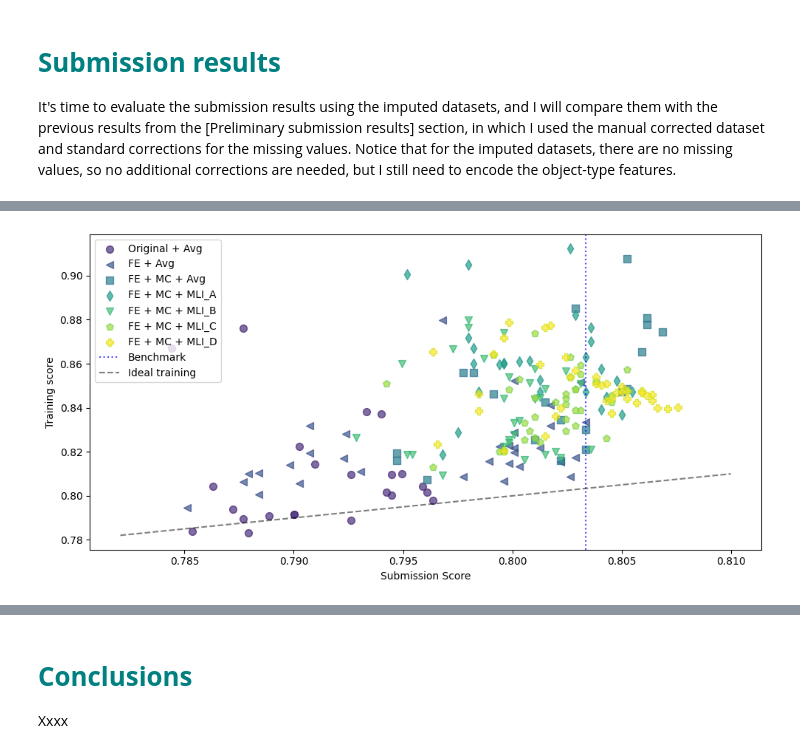
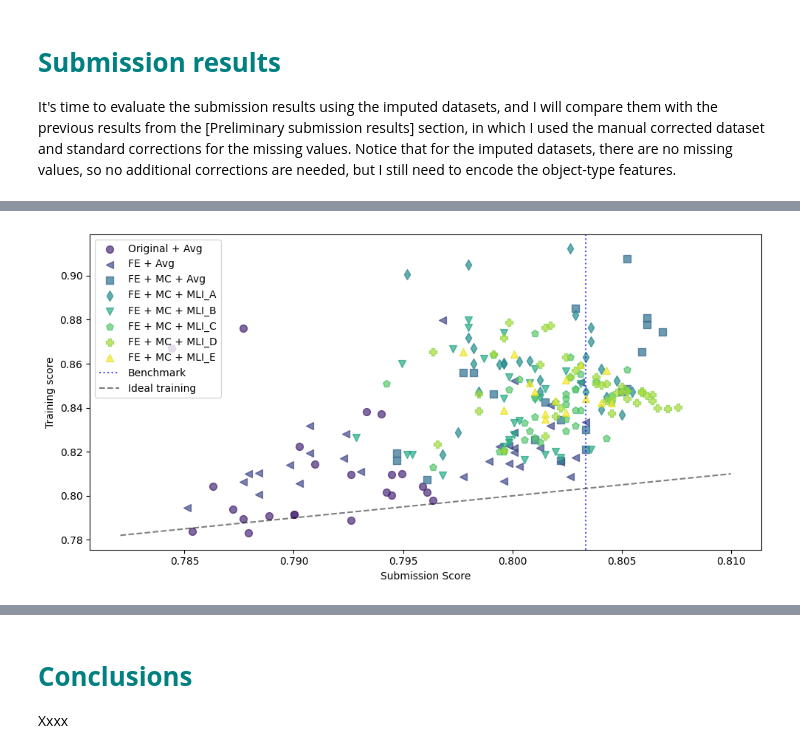
Before and after one commit to Fertmeneses/titanic-spaceship-kaggle, a Jupyter notebook: 03_spaceship-titanic-data-imputation.ipynb, the cells around one changed output, grey strips where cells are left out. Drawn from its saved outputs; the diff is of its cells as text; code cells hidden in the pictures.

```diff
--- a/03_spaceship-titanic-data-imputation.ipynb
+++ b/03_spaceship-titanic-data-imputation.ipynb
@@ -1731,22 +1713,24 @@ def compare_submission_scores(results,benchmark=None,figsize=(8,4),
 # %%
 # Load data:
 df_res_orig_avg = pd.read_csv('kaggle/Training_results/Pretrained_Starting.csv')
 df_res_FE_avg = pd.read_csv('kaggle/Training_results/Pretrained_Feature_Engineering.csv')
 df_res_FE_MC_avg = pd.read_csv('kaggle/Training_results/03_Data_imputation_submissions_only_manual_corrections.csv')
 df_res_FE_MC_MLI_A = pd.read_csv('kaggle/Training_results/03_Data_imputation_submissions_imputed_data_A.csv')
 df_res_FE_MC_MLI_B = pd.read_csv('kaggle/Training_results/03_Data_imputation_submissions_imputed_data_B.csv')
 df_res_FE_MC_MLI_C = pd.read_csv('kaggle/Training_results/03_Data_imputation_submissions_imputed_data_C.csv')
 df_res_FE_MC_MLI_D = pd.read_csv('kaggle/Training_results/03_Data_imputation_submissions_imputed_data_D.csv')
+df_res_FE_MC_MLI_E = pd.read_csv('kaggle/Training_results/03_Data_imputation_submissions_imputed_data_E.csv')
 # Prepare results and compare them:
 results = {
     'Original + Avg': df_res_orig_avg,
     'FE + Avg': df_res_FE_avg,
     'FE + MC + Avg': df_res_FE_MC_avg,
     'FE + MC + MLI_A': df_res_FE_MC_MLI_A,
     'FE + MC + MLI_B': df_res_FE_MC_MLI_B,
     'FE + MC + MLI_C': df_res_FE_MC_MLI_C,
     'FE + MC + MLI_D': df_res_FE_MC_MLI_D,
+    'FE + MC + MLI_E': df_res_FE_MC_MLI_E,
 }
 compare_submission_scores(results,benchmark=benchmark,figsize=(10,5),x_min_filter=0.78)
 # %% [output]
-[figure, old version]
+[figure, new version]
```
Also changed, not shown: parts of 4 cells of this notebook.
